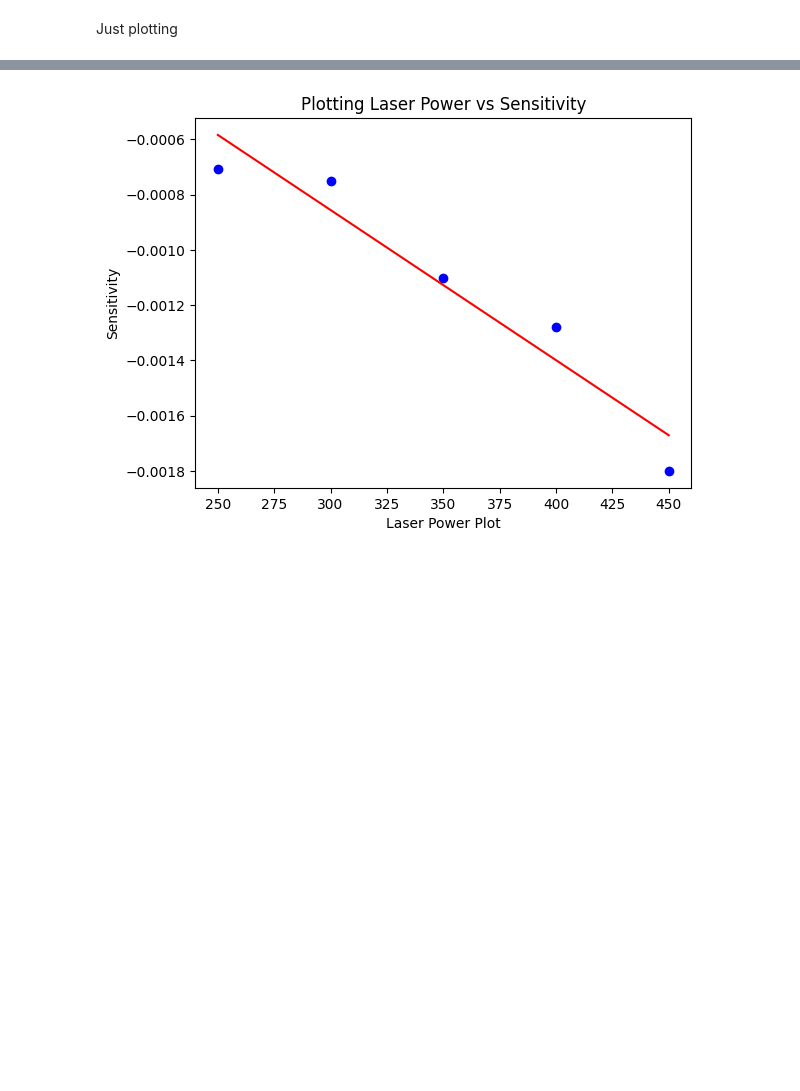
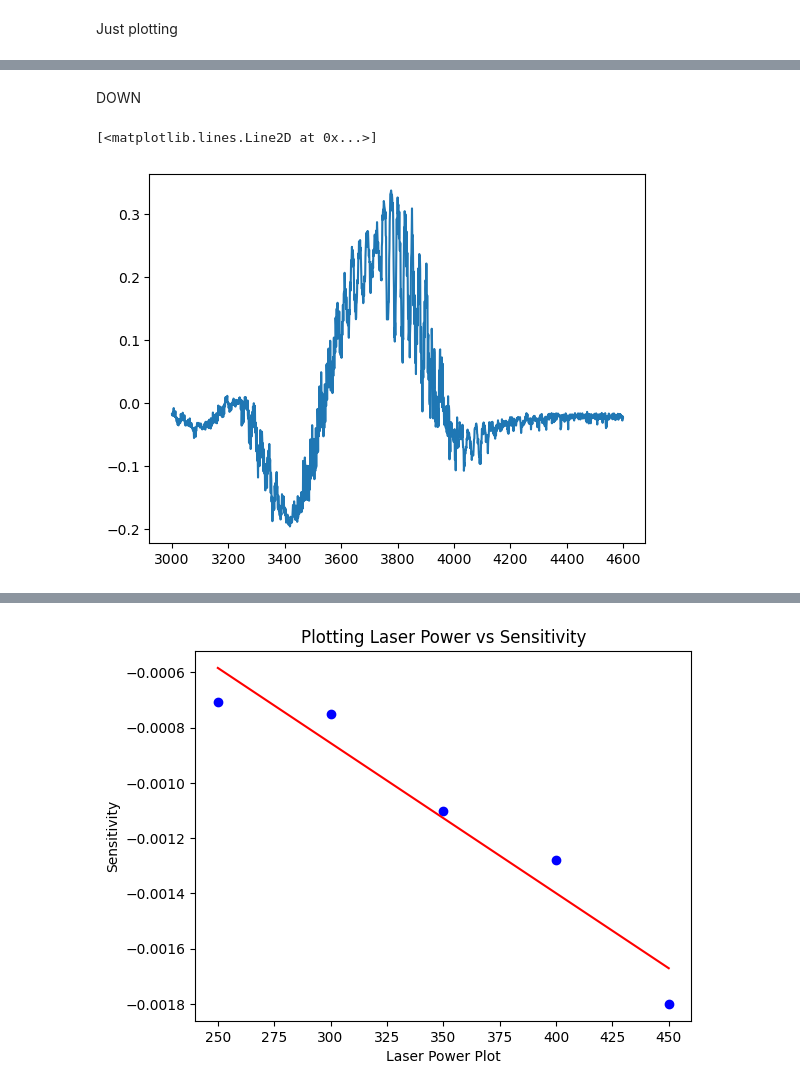
Before and after one commit to curtisjhu/otz, a Jupyter notebook: main.ipynb, the cells around one changed output, grey strips where cells are left out. Drawn from its saved outputs; the diff is of its cells as text; code cells hidden in the pictures; blank space fills up the shorter version.

```diff
--- a/main.ipynb
+++ b/main.ipynb
@@ -264,0 +143,10 @@ RangeIndex(start=3599, stop=4100, step=1) [-0.12956156 -0.13090038 -0.13391275 -
+# %% [markdown]
+DOWN
+# %%
+pd_250 = pd.read_csv("250/d-u-d-u.csv")
+# %%
+pd_250_d = pd_250[3000:4600]
+plt.plot(pd_250_d.index, pd_250_d.iloc[:,1])
+# %% [output]
+[<matplotlib.lines.Line2D at 0x...>]
+[figure, added]
```
Also changed, not shown: parts of 21 cells of this notebook.
